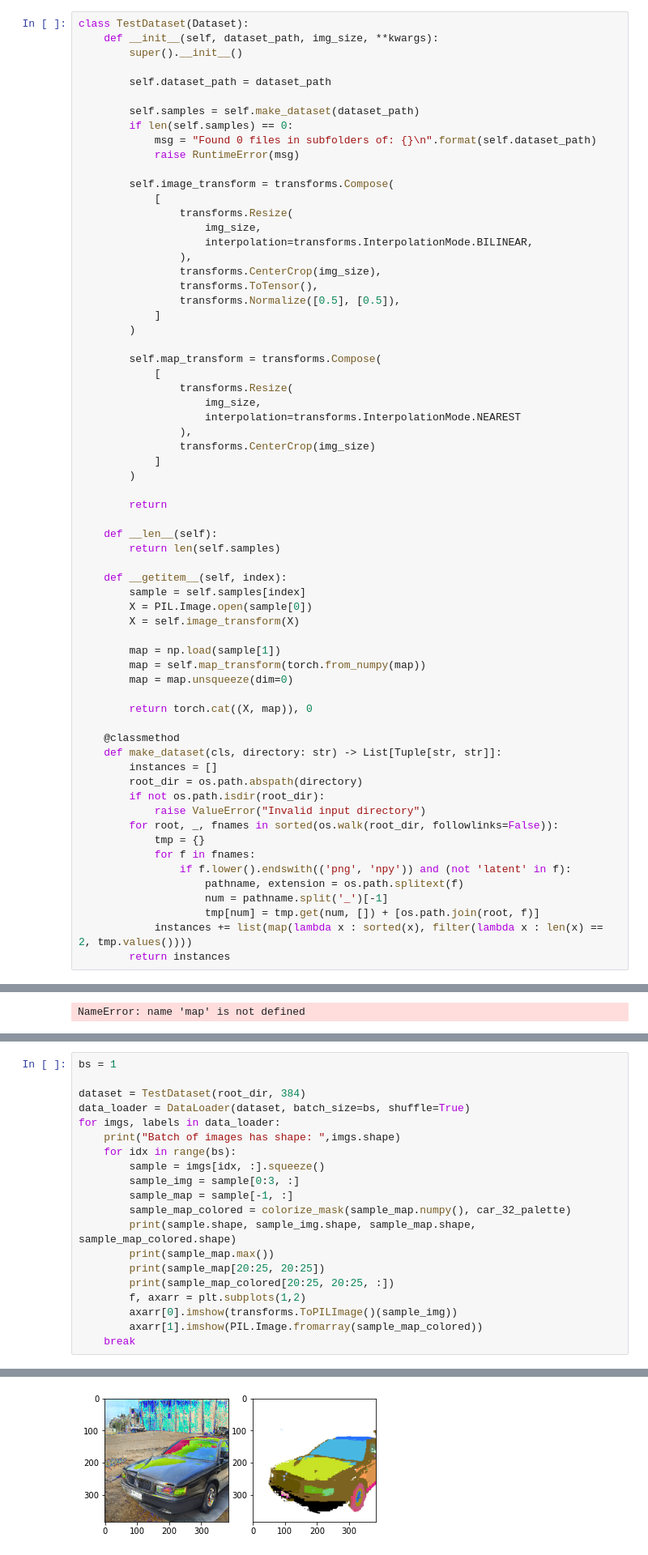
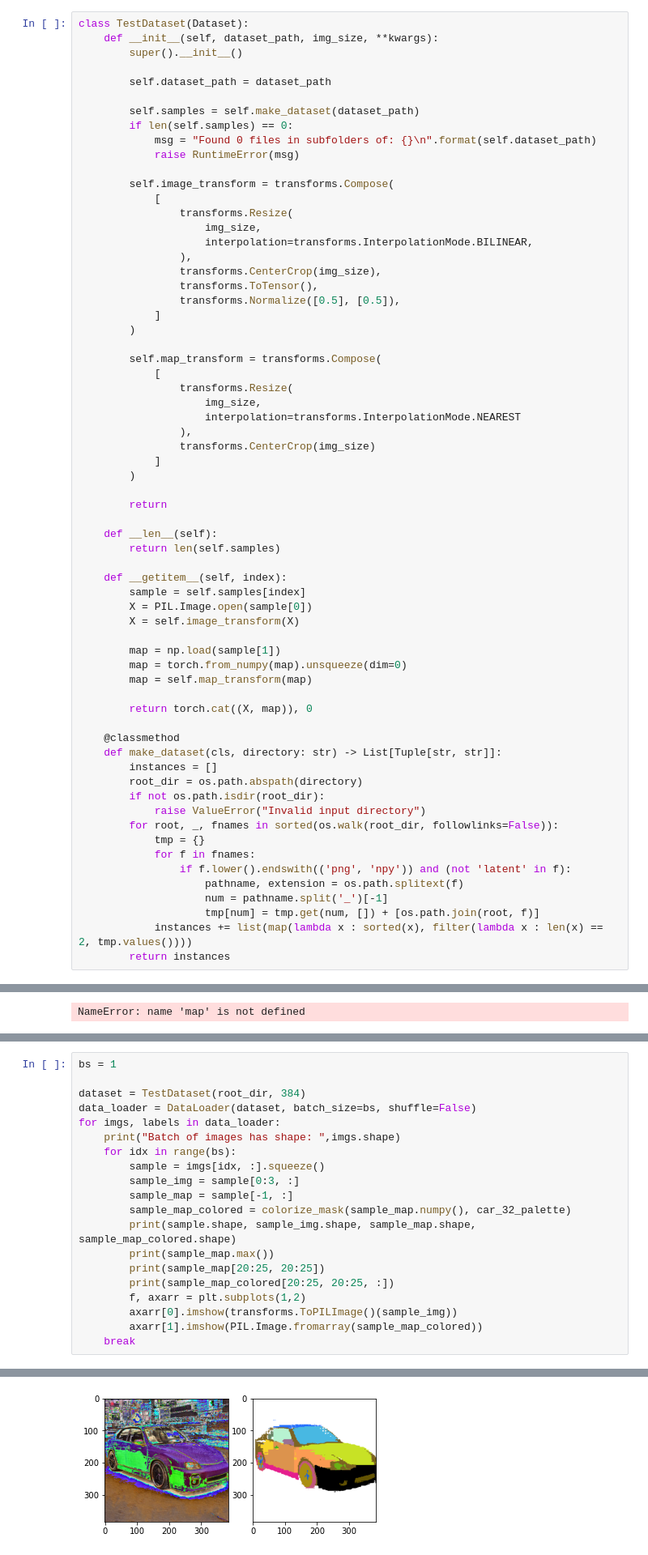
Before and after one commit to EdwardJTL/Edit3D, a Jupyter notebook: test_dataloader.ipynb, the cells around one changed output, grey strips where cells are left out. Shown: that part at 81% size. Saved outputs shown, nothing was run; the diff lists cells and outputs as text.

```diff
--- a/test_dataloader.ipynb
+++ b/test_dataloader.ipynb
@@ -84,8 +84,8 @@ class TestDataset(Dataset):
         X = self.image_transform(X)
 
         map = np.load(sample[1])
-        map = self.map_transform(torch.from_numpy(map))
-        map = map.unsqueeze(dim=0)
+        map = torch.from_numpy(map).unsqueeze(dim=0)
+        map = self.map_transform(map)
 
         return torch.cat((X, map)), 0
 
@@ -152,7 +152,7 @@ car_32_palette =[ 255,  255,  255,
 bs = 1
 
 dataset = TestDataset(root_dir, 384)
-data_loader = DataLoader(dataset, batch_size=bs, shuffle=True)
+data_loader = DataLoader(dataset, batch_size=bs, shuffle=False)
 for imgs, labels in data_loader:
     print("Batch of images has shape: ",imgs.shape)
     for idx in range(bs):
@@ -185,5 +185,5 @@ tensor([[0., 0., 0., 0., 0.],
   [255 255 255]
   [255 255 255]
   [255 255 255]
   [255 255 255]]]
-[figure, old version]
+[figure, new version]
```
Also changed, not shown: parts of 2 cells of this notebook, 1 other file.
